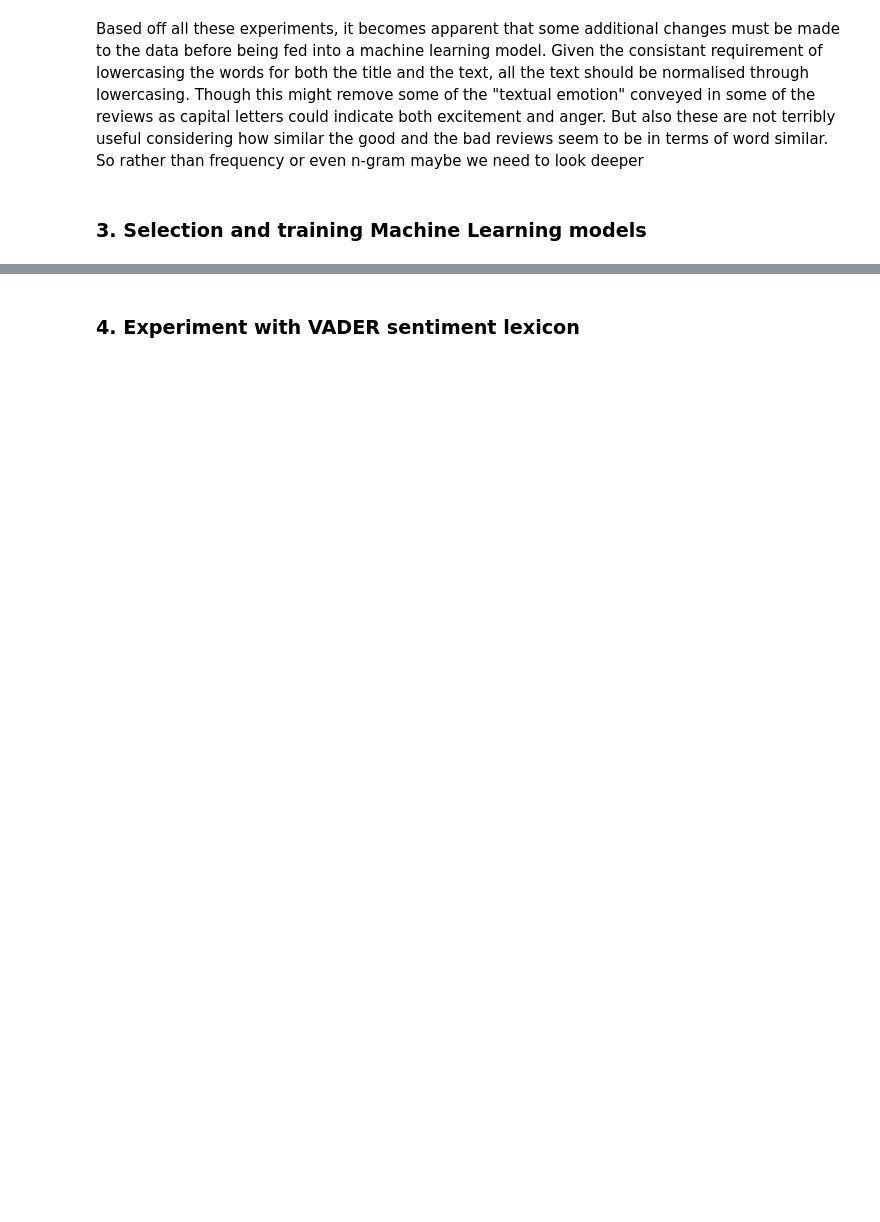
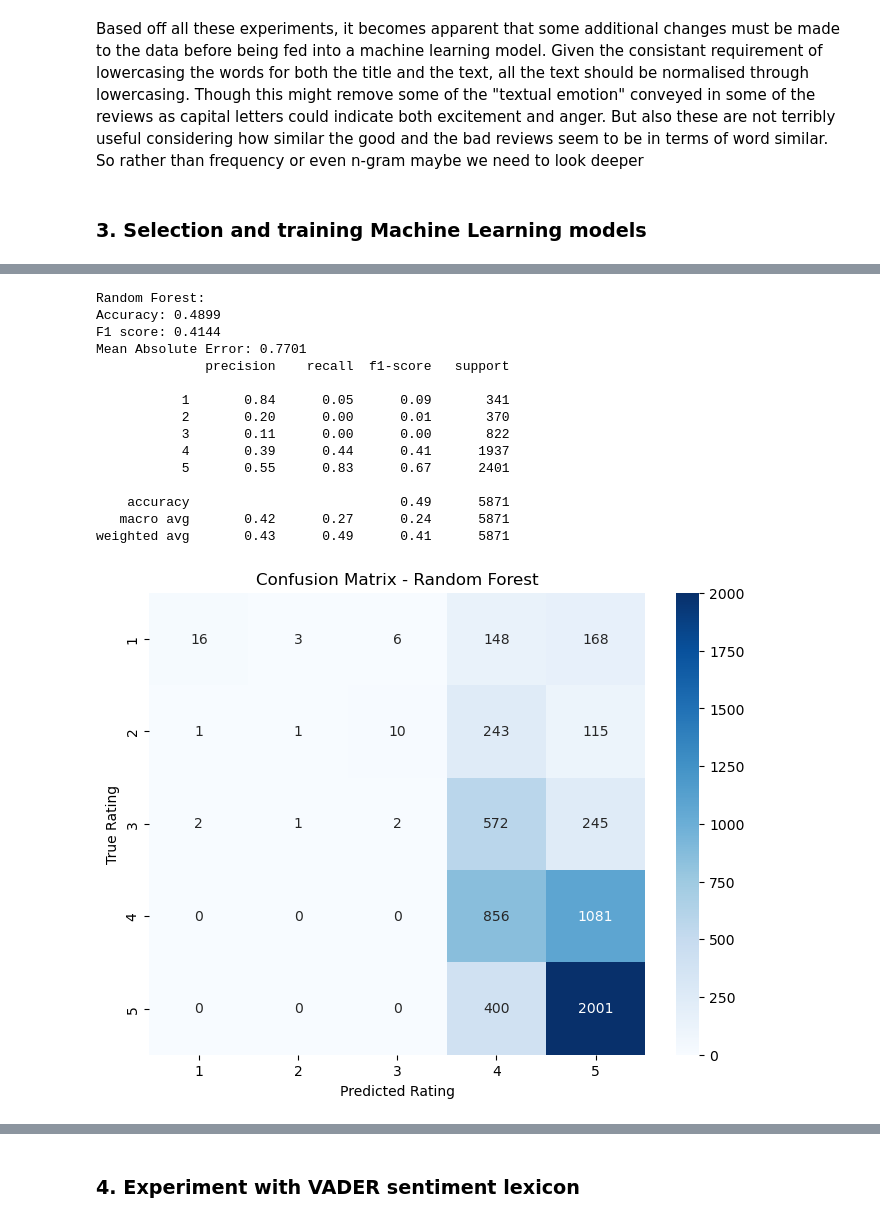
Before and after one commit to ArpanMukhopadhyay/NLP_applied, a Jupyter notebook: assignment1/ANLP_2025_S1_assignment1_a1797378_arpan_version6.ipynb, the cells around one changed output, grey strips where cells are left out. Drawn from its saved outputs; the diff is of its cells as text; code cells hidden in the pictures; blank space fills up the shorter version.

```diff
--- a/assignment1/ANLP_2025_S1_assignment1_a1797378_arpan_version6.ipynb
+++ b/assignment1/ANLP_2025_S1_assignment1_a1797378_arpan_version6.ipynb
@@ -807,3 +840,54 @@ weighted avg       0.62      0.63      0.62      7200
+# %%
+from sklearn.ensemble import RandomForestClassifier
+pipeline_rf = Pipeline([
+    ('tfidf', TfidfVectorizer(ngram_range=(1, 3))),
+    ('classifier', RandomForestClassifier(
+        n_estimators=100,
+        max_depth=None,
+        min_samples_split=2,
+        random_state=42
+    ))
+])
+
+pipeline_rf.fit(X_train, y_train)
+y_pred_rf = pipeline_rf.predict(X_test)
+
+mae = mean_absolute_error(y_test, y_pred_rf)
+acc = accuracy_score(y_test, y_pred_rf)
+weighted_f1 = f1_score(y_test, y_pred_rf, average='weighted')
+
+print("Random Forest:")
+print(f"Accuracy: {acc:.4f}")
+print(f"F1 score: {weighted_f1:.4f}")
+print(f"Mean Absolute Error: {mae:.4f}")
+print(classification_report(y_test, y_pred_rf))
+
+con_mat = confusion_matrix(y_test, y_pred_rf)
+plt.figure(figsize=(8, 6))
+sns.heatmap(con_mat, annot=True, fmt='d', cmap='Blues',
+           xticklabels=range(1, 6),
+           yticklabels=range(1, 6))
+plt.xlabel('Predicted Rating')
+plt.ylabel('True Rating')
+plt.title('Confusion Matrix - Random Forest')
+plt.show()
+# %% [output]
+Random Forest:
+Accuracy: 0.4899
+F1 score: 0.4144
+Mean Absolute Error: 0.7701
+              precision    recall  f1-score   support
+
+           1       0.84      0.05      0.09       341
+           2       0.20      0.00      0.01       370
+           3       0.11      0.00      0.00       822
+           4       0.39      0.44      0.41      1937
+           5       0.55      0.83      0.67      2401
+
+    accuracy                           0.49      5871
+   macro avg       0.42      0.27      0.24      5871
+weighted avg       0.43      0.49      0.41      5871
+[figure, added]
 # %%
 import gensim
 from gensim.models import Word2Vec
```
Also changed, not shown: parts of 46 cells of this notebook.
